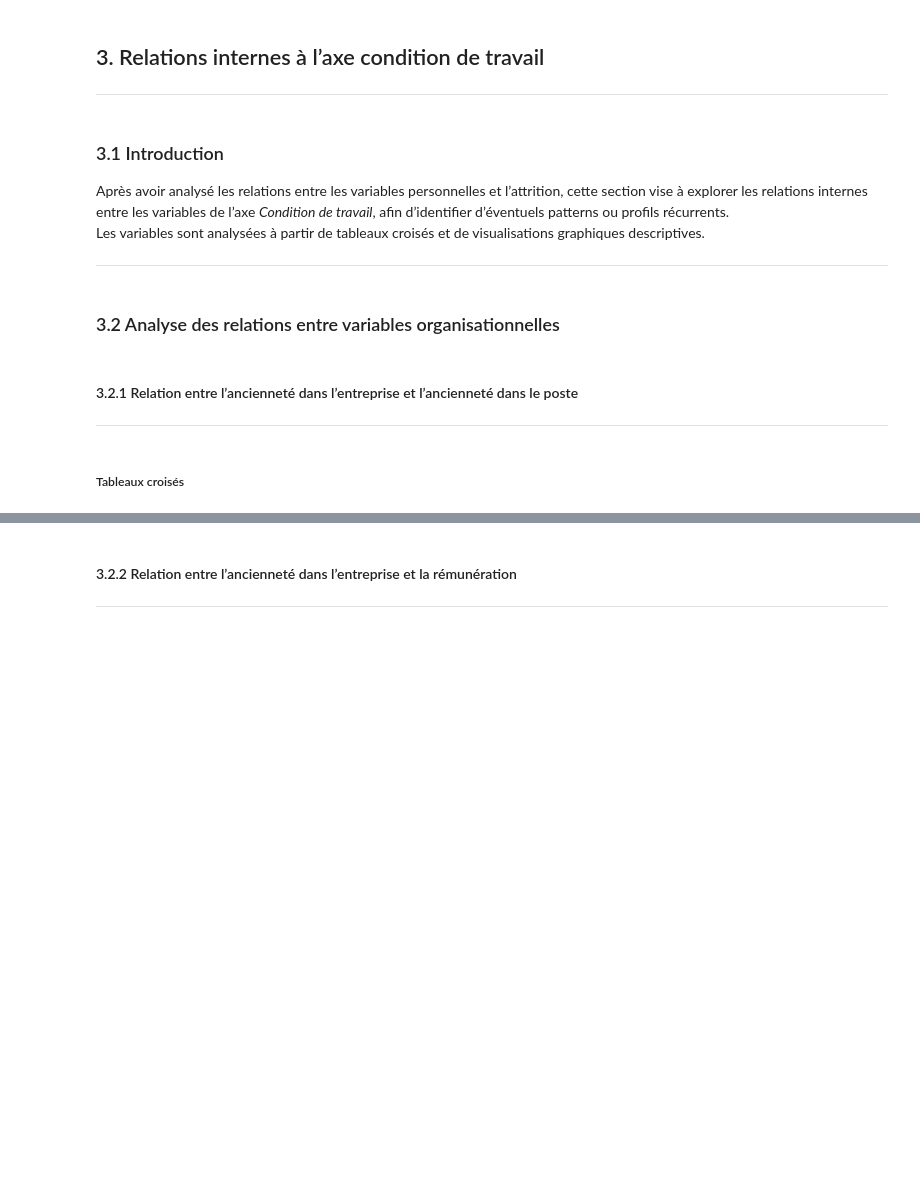
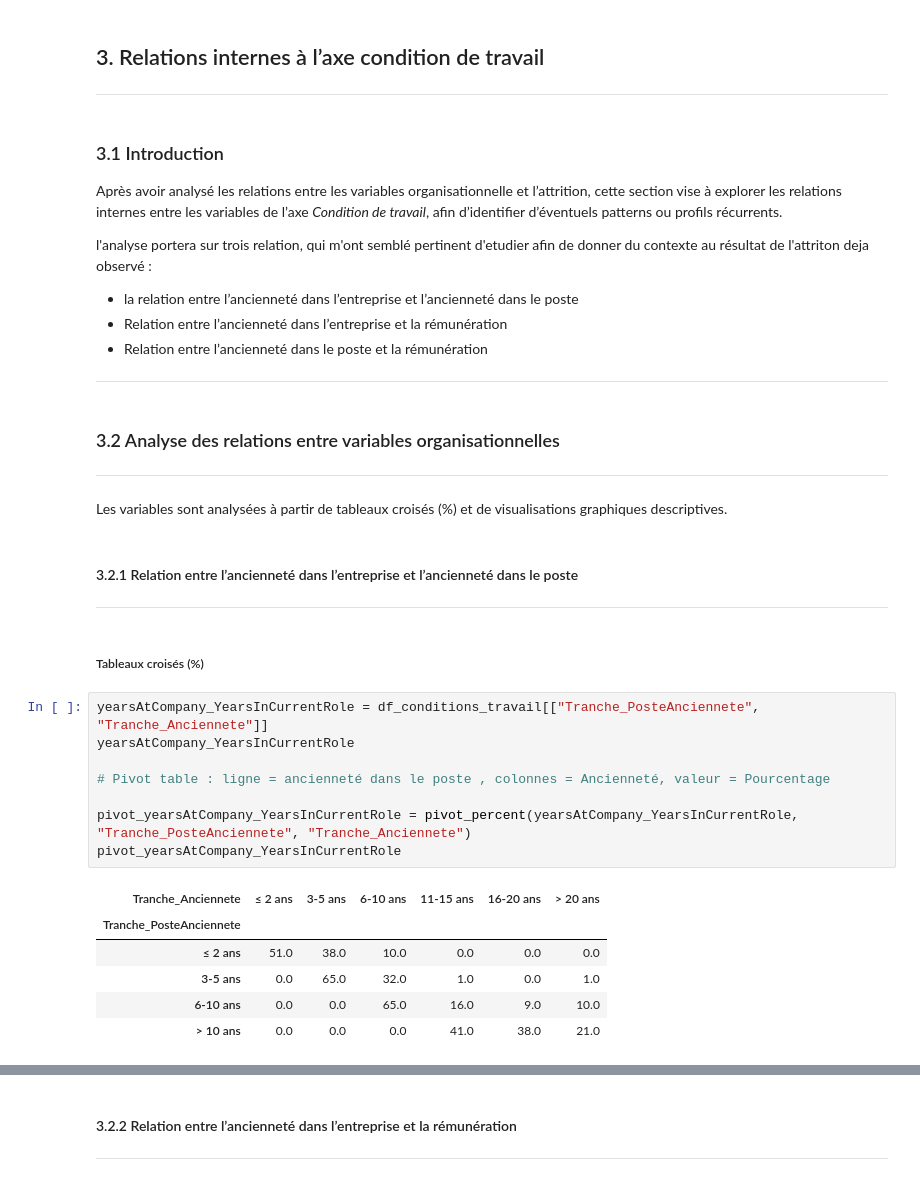
Before and after one commit to Kemuri15/employee-attrition-analysis, a Jupyter notebook: notebooks/04_axes_condition_travail.ipynb, the cells around one changed output, grey strips where cells are left out. Saved outputs shown, nothing was run; the diff lists cells and outputs as text; blank space fills up the shorter version.

```diff
--- a/notebooks/04_axes_condition_travail.ipynb
+++ b/notebooks/04_axes_condition_travail.ipynb
@@ -1467,16 +1467,38 @@ Une fois les comparaisons simples réalisées, j’explore les relations interne
 # %% [markdown]
 ### 3.1 Introduction
 
-Après avoir analysé les relations entre les variables personnelles et l’attrition, cette section vise à explorer les relations internes entre les variables de l’axe *Condition de travail*, afin d’identifier d’éventuels patterns ou profils récurrents.
-Les variables sont analysées à partir de tableaux croisés et de visualisations graphiques descriptives.
+Après avoir analysé les relations entre les variables organisationnelle et l’attrition, cette section vise à explorer les relations internes entre les variables de l’axe *Condition de travail*, afin d’identifier d’éventuels patterns ou profils récurrents.
 
+l'analyse portera sur trois relation, qui m'ont semblé pertinent d'etudier afin de donner du contexte au résultat de l'attriton deja observé :
+
+- la relation entre l’ancienneté dans l’entreprise et l’ancienneté dans le poste
+- Relation entre l’ancienneté dans l’entreprise et la rémunération
+- Relation entre l’ancienneté dans le poste et la rémunération
 ---
 # %% [markdown]
 ### 3.2 Analyse des relations entre variables organisationnelles
+---
+
+Les variables sont analysées à partir de tableaux croisés (%) et de visualisations graphiques descriptives.
 # %% [markdown]
 #### 3.2.1 Relation entre l’ancienneté dans l’entreprise et l’ancienneté dans le poste
 ---
 # %% [markdown]
-##### Tableaux croisés
+##### Tableaux croisés (%)
+# %%
+yearsAtCompany_YearsInCurrentRole = df_conditions_travail[["Tranche_PosteAnciennete", "Tranche_Anciennete"]]
+yearsAtCompany_YearsInCurrentRole
+
+# Pivot table : ligne = ancienneté dans le poste , colonnes = Ancienneté, valeur = Pourcentage
+
+pivot_yearsAtCompany_YearsInCurrentRole = pivot_percent(yearsAtCompany_YearsInCurrentRole, "Tranche_PosteAnciennete", "Tranche_Anciennete")
+pivot_yearsAtCompany_YearsInCurrentRole
+# %% [output]
+| Tranche_Anciennete | ≤ 2 ans | 3-5 ans | 6-10 ans | 11-15 ans | 16-20 ans | > 20 ans |
+| Tranche_PosteAnciennete |  |  |  |  |  |  |
+| ≤ 2 ans | 51.0 | 38.0 | 10.0 | 0.0 | 0.0 | 0.0 |
+| 3-5 ans | 0.0 | 65.0 | 32.0 | 1.0 | 0.0 | 1.0 |
+| 6-10 ans | 0.0 | 0.0 | 65.0 | 16.0 | 9.0 | 10.0 |
+| > 10 ans | 0.0 | 0.0 | 0.0 | 41.0 | 38.0 | 21.0 |
 # %% [markdown]
 ##### Visualisation
```
Also changed, not shown: parts of 14 cells of this notebook, 1 other file.
